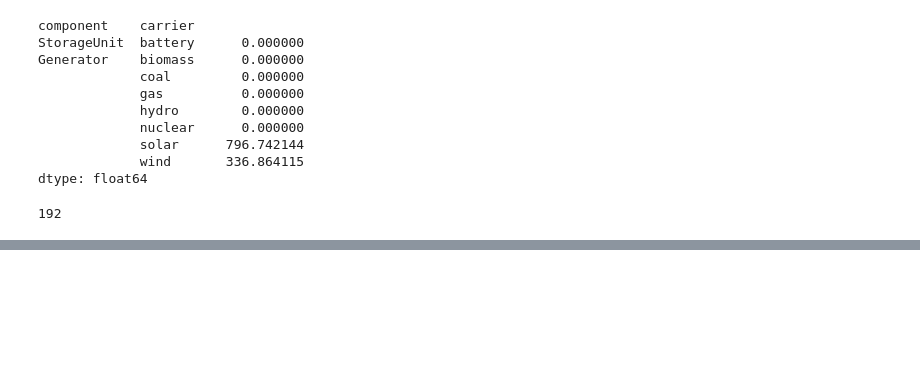
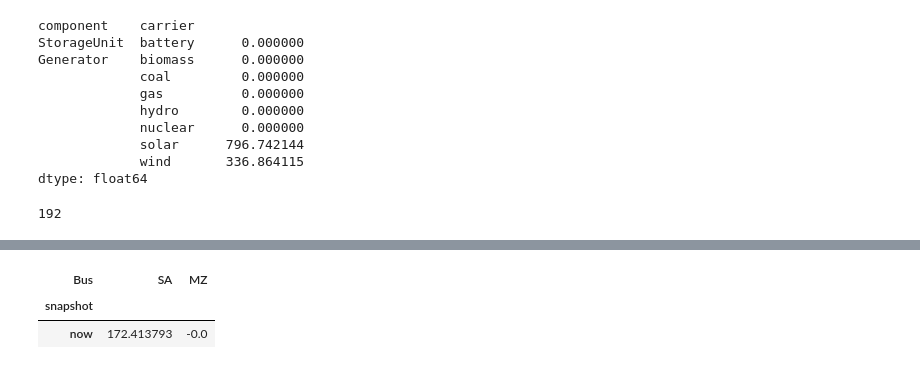
Before and after one commit to transition-zero/ecf-steel-cfe, a Jupyter notebook: notebooks/01_toy_model_sgp.ipynb, the cells around one changed output, grey strips where cells are left out. Cells and saved outputs as stored; diff of their text form; code cells hidden in the pictures; blank space fills up the shorter version.

```diff
--- a/notebooks/01_toy_model_sgp.ipynb
+++ b/notebooks/01_toy_model_sgp.ipynb
@@ -756,0 +772,86 @@ annual_matching.input_data.storage.capital_cost.iloc[0]
+# %%
+fuel_cost = dict(
+    coal=8,
+    gas=100,
+    oil=48,
+)
+
+efficiency = dict(
+    coal=0.33,
+    gas=0.58,
+    oil=0.35,
+)
+
+# t/MWh thermal
+emissions = dict(
+    coal=0.34,
+    gas=0.2,
+    oil=0.26,
+    hydro=0,
+)
+
+power_plants = {
+    "SA": {"coal": 35000, "wind": 3000, "gas": 8000, "oil": 2000},
+    "MZ": {"hydro": 1200},
+}
+
+loads = {
+    "SA": 42000,
+    "MZ": 650,
+}
+
+n = pypsa.Network()
+
+n.add("Bus", "SA", y=-30.5, x=25, v_nom=400, carrier="AC")
+n.add("Bus", "MZ", y=-18.5, x=35.5, v_nom=400, carrier="AC")
+
+n.madd(
+    "Carrier",
+    ["coal", "gas", "oil", "hydro", "wind"],
+    co2_emissions=emissions,
+    nice_name=["Coal", "Gas", "Oil", "Hydro", "Onshore Wind"],
+    color=["grey", "indianred", "black", "aquamarine", "dodgerblue"],
+)
+
+n.add(
+    "Generator",
+    "MZ hydro",
+    bus="MZ",
+    carrier="hydro",
+    p_nom=1200,  # MW
+    marginal_cost=0,  # default
+)
+
+for tech, p_nom in power_plants["SA"].items():
+    n.add(
+        "Generator",
+        f"SA {tech}",
+        bus="SA",
+        carrier=tech,
+        efficiency=efficiency.get(tech, 1),
+        p_nom=p_nom,
+        marginal_cost=fuel_cost.get(tech, 0) / efficiency.get(tech, 1),
+    )
+
+n.add(
+    "Load",
+    "SA electricity demand",
+    bus="SA",
+    p_set=loads["SA"],
+    carrier="electricity",
+)
+
+n.add(
+    "Line",
+    "SA-MZ",
+    bus0="SA",
+    bus1="MZ",
+    s_nom=500,
+    x=1,
+    r=1,
+)
+
+n.optimize(solver_name="highs")
+
+n.buses_t.marginal_price
+# %% [output]
@@ -756,0 +880,3 @@ annual_matching.input_data.storage.capital_cost.iloc[0]
+| Bus | SA | MZ |
+| snapshot |  |  |
+| now | 172.413793 | -0.0 |
```
Also changed, not shown: parts of 15 cells of this notebook, 1 other file.
